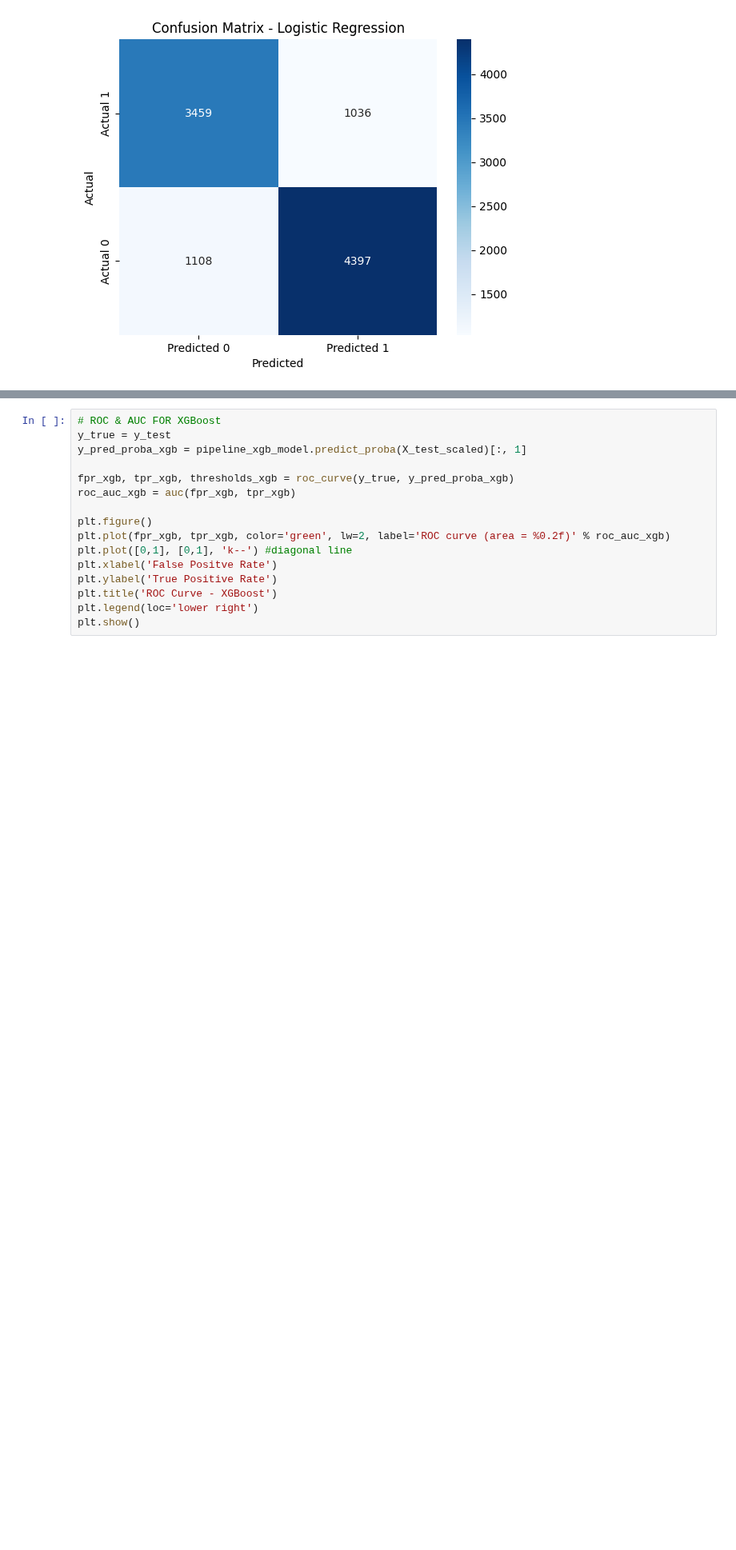
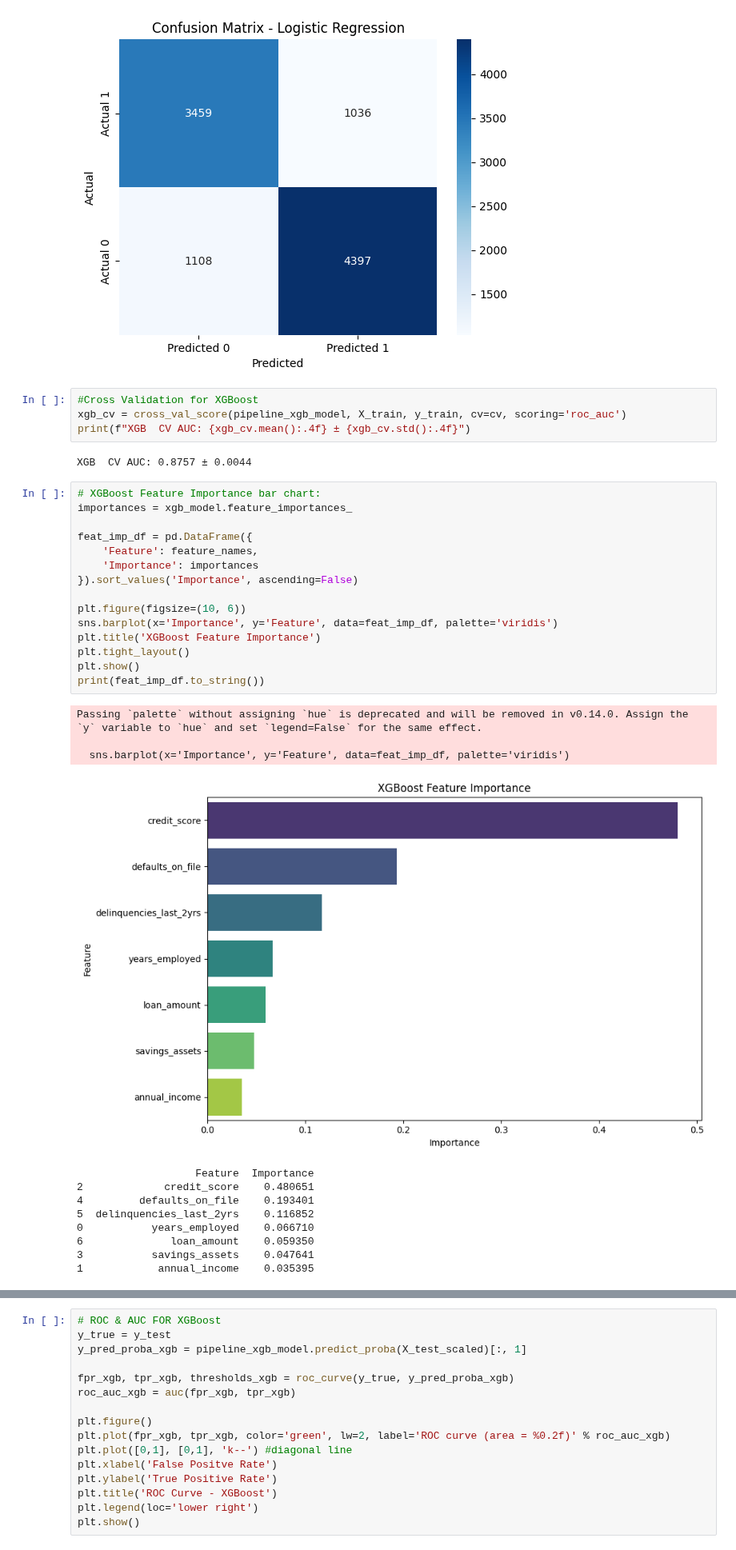
Before and after one commit to jam04241/Loan-Approval-ML, a Jupyter notebook: GoogleCollab/Pipeline/LoanStatusTrainingPipeline.ipynb, the cells around one changed output, grey strips where cells are left out. Shown at 80% size. Saved outputs shown, nothing was run; the diff lists cells and outputs as text; blank space fills up the shorter version.

```diff
--- a/GoogleCollab/Pipeline/LoanStatusTrainingPipeline.ipynb
+++ b/GoogleCollab/Pipeline/LoanStatusTrainingPipeline.ipynb
@@ -420,3 +443,37 @@ plt.show()
    macro avg       0.78      0.78      0.78     10000
 weighted avg       0.79      0.79      0.79     10000
 [figure]
+# %%
+#Cross Validation for XGBoost
+xgb_cv = cross_val_score(pipeline_xgb_model, X_train, y_train, cv=cv, scoring='roc_auc')
+print(f"XGB  CV AUC: {xgb_cv.mean():.4f} ± {xgb_cv.std():.4f}")
+# %% [output]
+XGB  CV AUC: 0.8757 ± 0.0044
+# %%
+# XGBoost Feature Importance bar chart:
+importances = xgb_model.feature_importances_
+
+feat_imp_df = pd.DataFrame({
+    'Feature': feature_names,
+    'Importance': importances
+}).sort_values('Importance', ascending=False)
+
+plt.figure(figsize=(10, 6))
+sns.barplot(x='Importance', y='Feature', data=feat_imp_df, palette='viridis')
+plt.title('XGBoost Feature Importance')
+plt.tight_layout()
+plt.show()
+print(feat_imp_df.to_string())
+# %% [output]
+Passing `palette` without assigning `hue` is deprecated and will be removed in v0.14.0. Assign the `y` variable to `hue` and set `legend=False` for the same effect.
+
+  sns.barplot(x='Importance', y='Feature', data=feat_imp_df, palette='viridis')
+[figure, added]
+                   Feature  Importance
+2             credit_score    0.480651
+4         defaults_on_file    0.193401
+5  delinquencies_last_2yrs    0.116852
+0           years_employed    0.066710
+6              loan_amount    0.059350
+3           savings_assets    0.047641
+1            annual_income    0.035395
```
Also changed, not shown: parts of 16 cells of this notebook, 4 other files.
